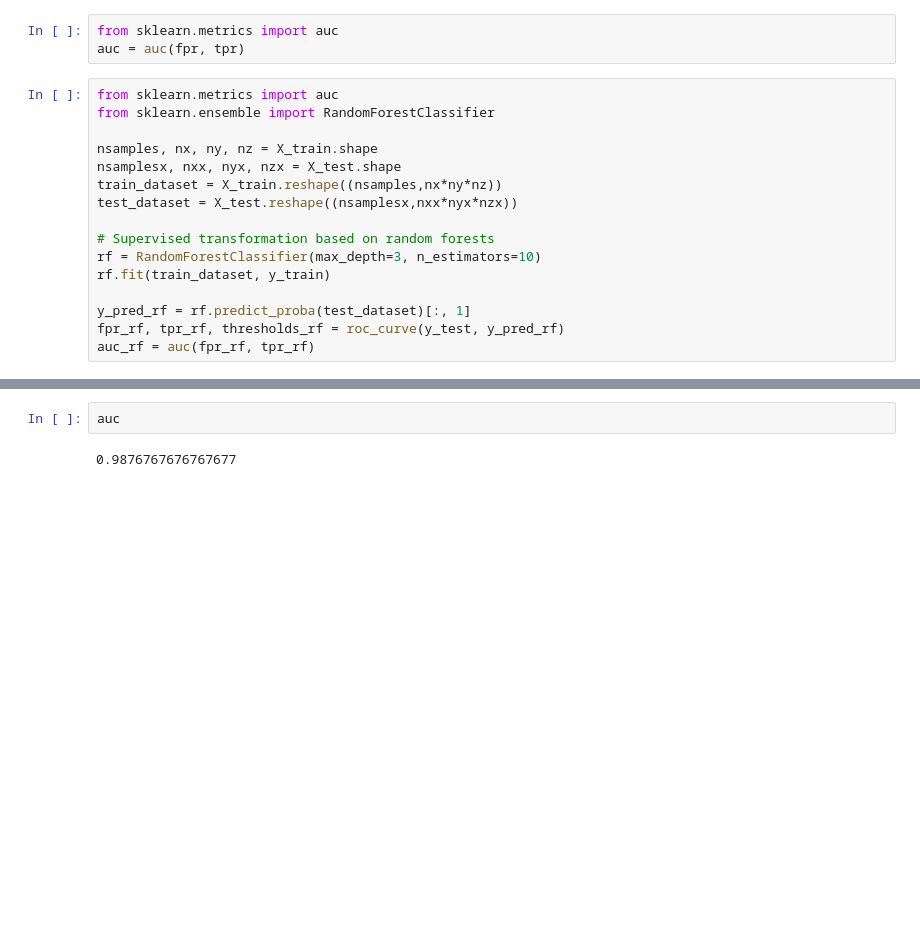
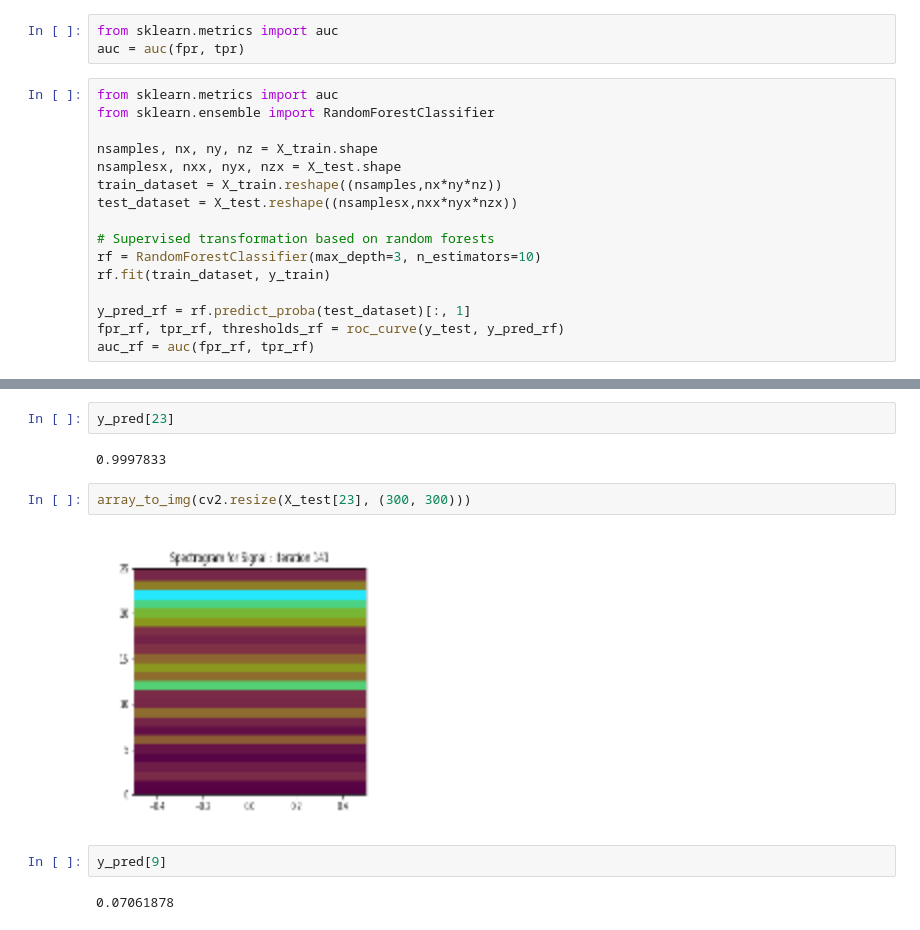
Before and after one commit to SGRGit/gwOsc, a Jupyter notebook: SineGaussianModelBuild.ipynb, the cells around one changed output, grey strips where cells are left out. Cells and saved outputs as stored; diff of their text form; blank space fills up the shorter version.

```diff
--- a/SineGaussianModelBuild.ipynb
+++ b/SineGaussianModelBuild.ipynb
@@ -235,4 +255,12 @@ weighted avg       0.94      0.94      0.93       200
-# %%
-auc
-# %% [output]
-0.9876767676767677
+# %%
+y_pred[23]
+# %% [output]
+0.9997833
+# %%
+array_to_img(cv2.resize(X_test[23], (300, 300)))
+# %% [output]
+[figure, added]
+# %%
+y_pred[9]
+# %% [output]
+0.07061878
```
Also changed, not shown: parts of 11 cells of this notebook.
